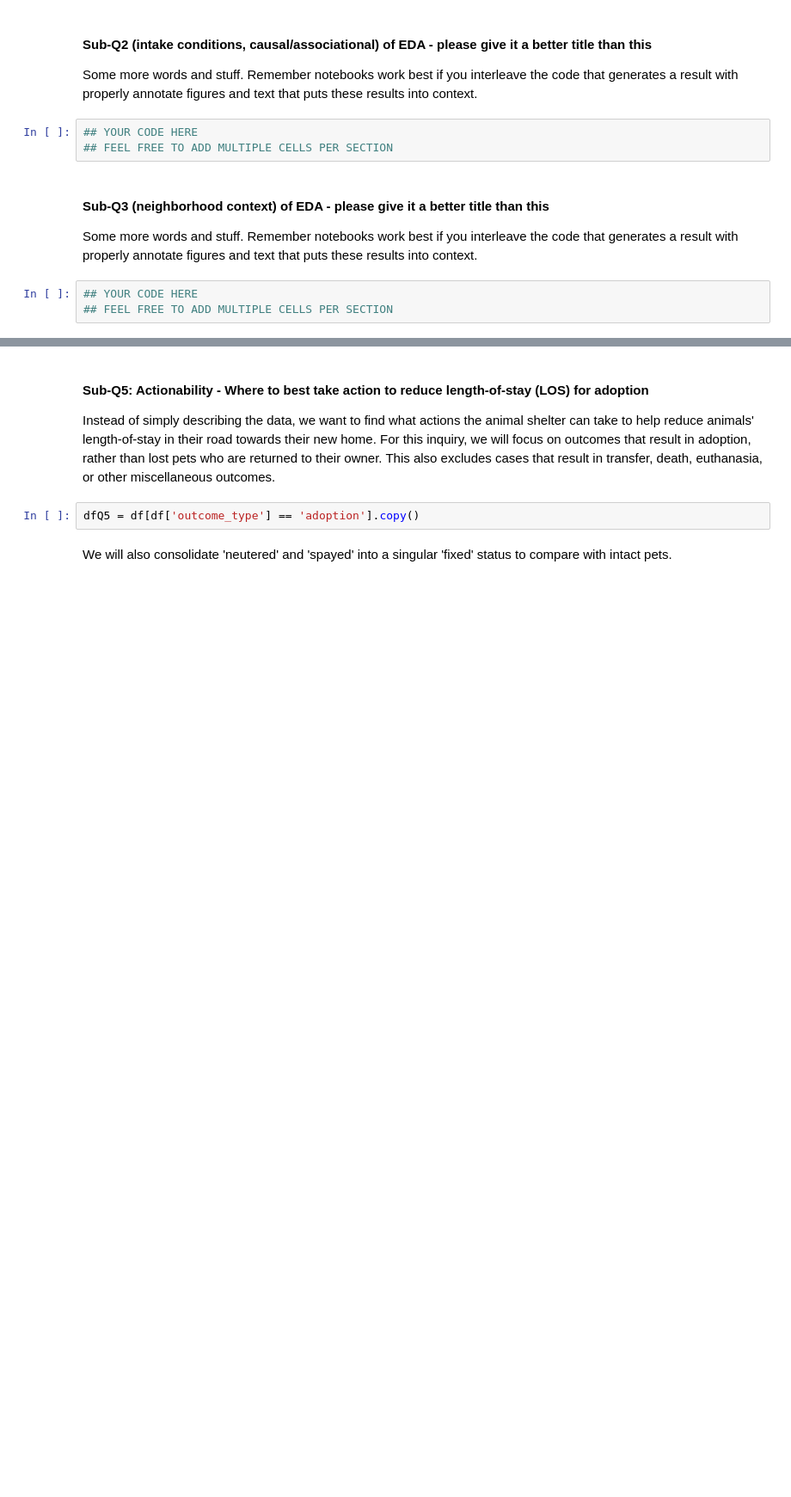
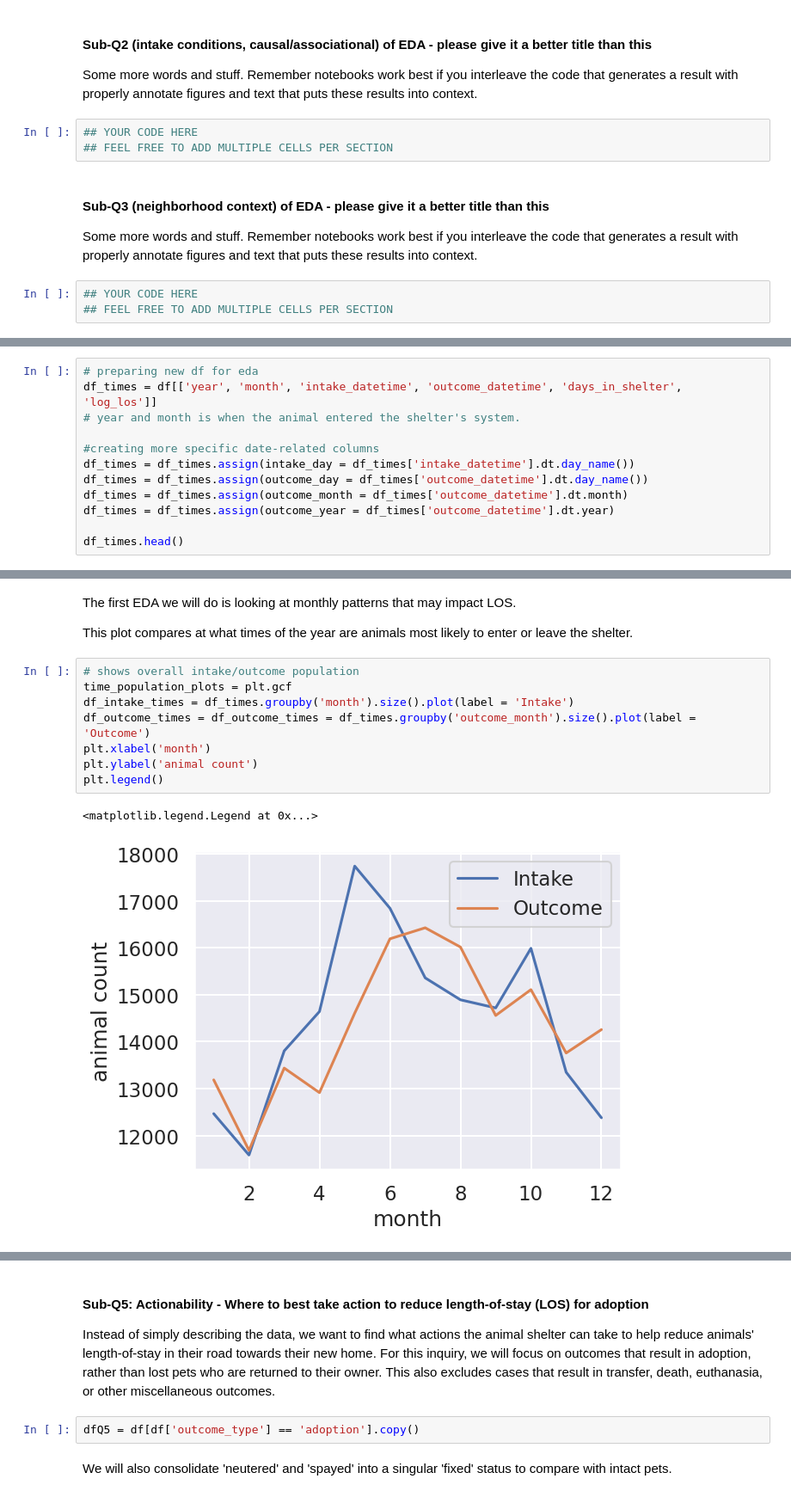
Before and after one commit to COGS108/Group098_WI26, a Jupyter notebook: 02-EDACheckpoint.ipynb, the cells around one changed output, grey strips where cells are left out. Shown at 86% size. Saved outputs shown, nothing was run; the diff lists cells and outputs as text; blank space fills up the shorter version.

```diff
--- a/02-EDACheckpoint.ipynb
+++ b/02-EDACheckpoint.ipynb
@@ -1064,0 +1065,12 @@ Some more words and stuff.  Remember notebooks work best if you interleave the c
+# %%
+# preparing new df for eda
+df_times = df[['year', 'month', 'intake_datetime', 'outcome_datetime', 'days_in_shelter', 'log_los']]
+# year and month is when the animal entered the shelter's system.
+
+#creating more specific date-related columns
+df_times = df_times.assign(intake_day = df_times['intake_datetime'].dt.day_name())
+df_times = df_times.assign(outcome_day = df_times['outcome_datetime'].dt.day_name())
+df_times = df_times.assign(outcome_month = df_times['outcome_datetime'].dt.month)
+df_times = df_times.assign(outcome_year = df_times['outcome_datetime'].dt.year)
+
+df_times.head()
@@ -1064,0 +1084,15 @@ Some more words and stuff.  Remember notebooks work best if you interleave the c
+# %% [markdown]
+The first EDA we will do is looking at monthly patterns that may impact LOS.
+
+This plot compares at what times of the year are animals most likely to enter or leave the shelter.
+# %%
+# shows overall intake/outcome population
+time_population_plots = plt.gcf
+df_intake_times = df_times.groupby('month').size().plot(label = 'Intake')
+df_outcome_times = df_outcome_times = df_times.groupby('outcome_month').size().plot(label = 'Outcome')
+plt.xlabel('month')
+plt.ylabel('animal count')
+plt.legend()
+# %% [output]
+<matplotlib.legend.Legend at 0x...>
+[figure, added]
```
Also changed, not shown: parts of 14 cells of this notebook.
